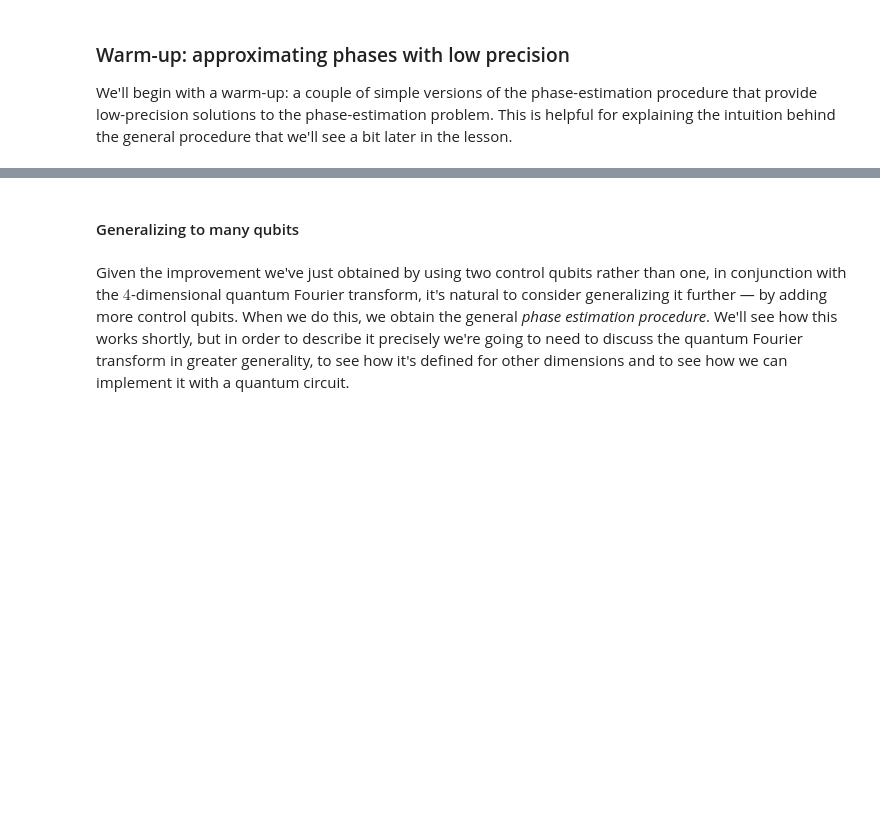
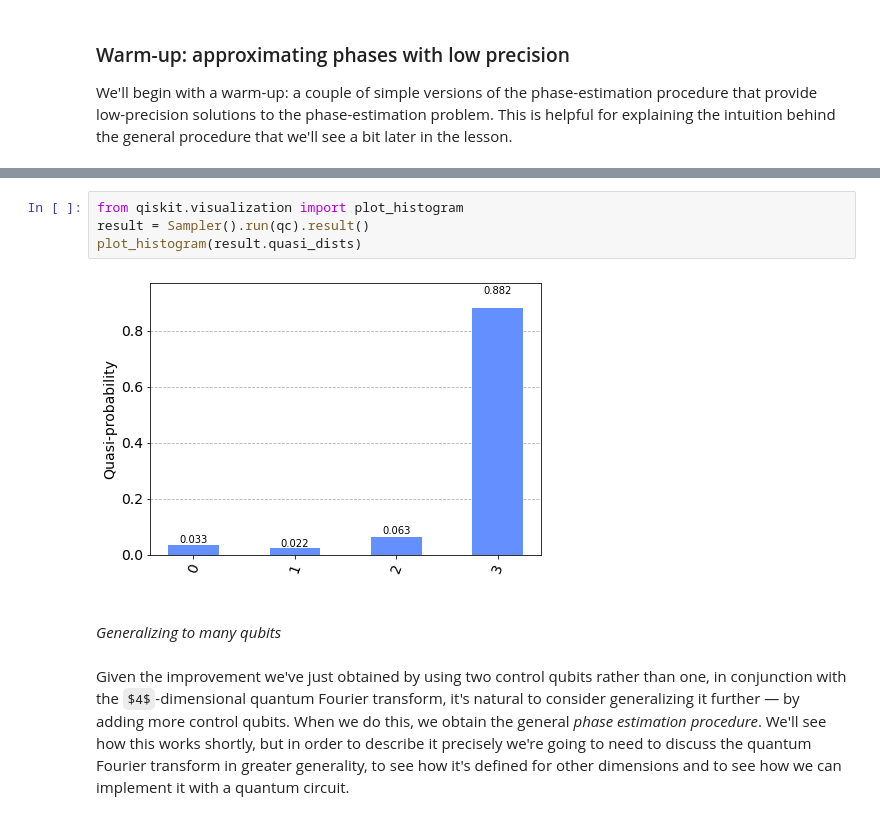
Before and after one commit to nikolabintev/textbook, a Jupyter notebook: notebooks/algorithm-fundamentals/03.phase-estimation/phase-estimation-and-factoring.ipynb, the cells around one changed output, grey strips where cells are left out. Cells and saved outputs as stored; diff of their text form; some formulas as TeX source; blank space fills up the shorter version.

```diff
--- a/notebooks/algorithm-fundamentals/03.phase-estimation/phase-estimation-and-factoring.ipynb
+++ b/notebooks/algorithm-fundamentals/03.phase-estimation/phase-estimation-and-factoring.ipynb
@@ -623,5 +713,13 @@ When $\theta$ is exactly halfway between two such values, like $\theta = 0.375$
+# %%
+from qiskit.visualization import plot_histogram
+result = Sampler().run(qc).result()
+plot_histogram(result.quasi_dists)
+# %% [output]
+[figure, added]
 # %% [markdown]
-#### Generalizing to many qubits
+<br>
+
+*Generalizing to many qubits*
 # %% [markdown]
 Given the improvement we've just obtained by using two control qubits rather than one, in conjunction with the $4$-dimensional quantum Fourier transform, it's natural to consider generalizing it further — by adding more control qubits.
 When we do this, we obtain the general *phase estimation procedure*.
```
Also changed, not shown: parts of 53 cells of this notebook, 19 other files.
